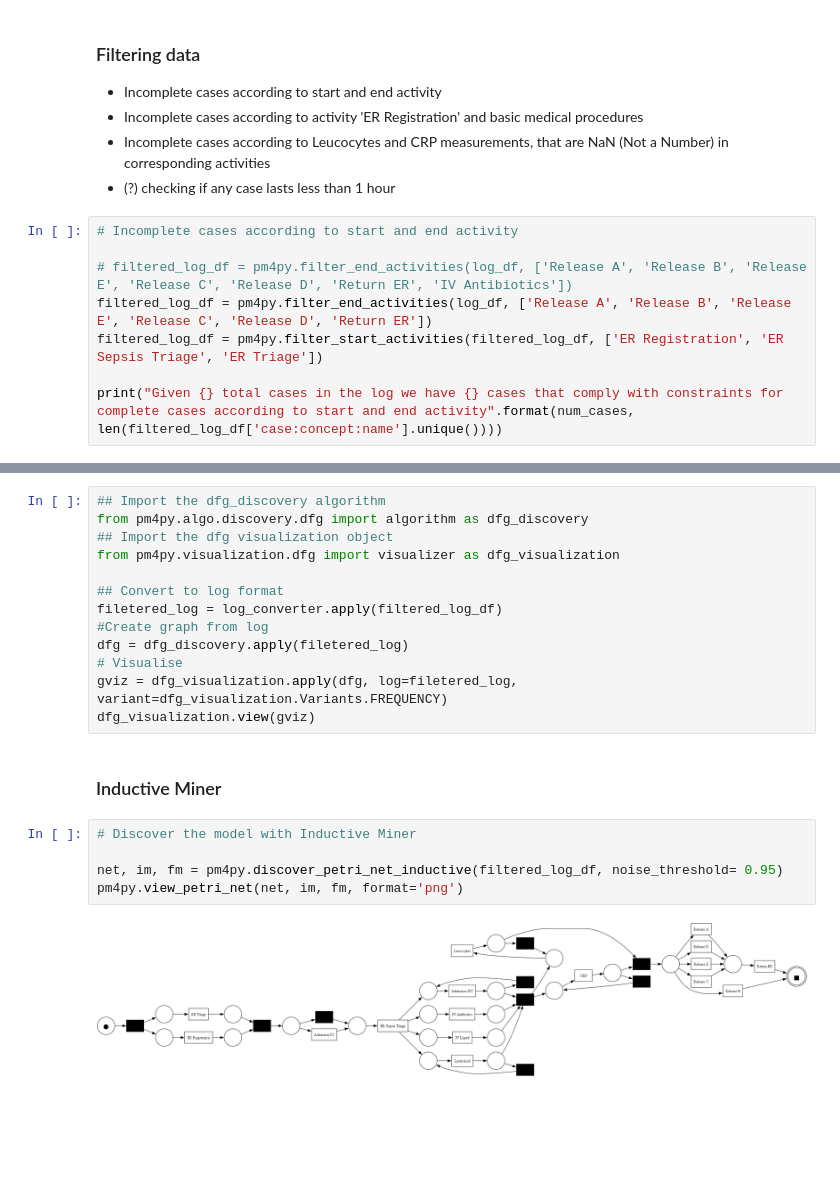
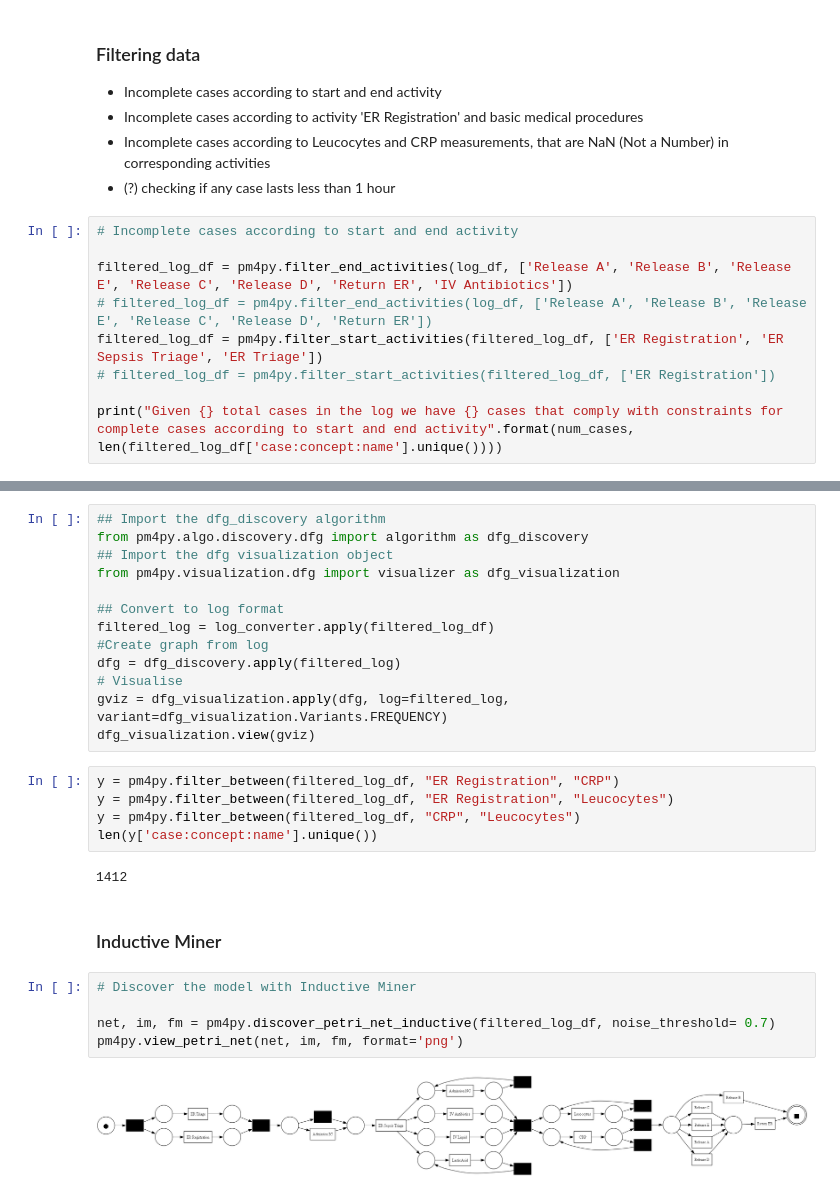
Before and after one commit to LukaszSzarecki/bis-project, a Jupyter notebook: filtering.ipynb, the cells around one changed output, grey strips where cells are left out. Cells and saved outputs as stored; diff of their text form; blank space fills up the shorter version.

Commit message:
Variant Analyzes - init

```diff
--- a/filtering.ipynb
+++ b/filtering.ipynb
@@ -124,9 +145,10 @@ result_df
 # %%
 # Incomplete cases according to start and end activity
 
-# filtered_log_df = pm4py.filter_end_activities(log_df, ['Release A', 'Release B', 'Release E', 'Release C', 'Release D', 'Return ER', 'IV Antibiotics'])
-filtered_log_df = pm4py.filter_end_activities(log_df, ['Release A', 'Release B', 'Release E', 'Release C', 'Release D', 'Return ER'])
+filtered_log_df = pm4py.filter_end_activities(log_df, ['Release A', 'Release B', 'Release E', 'Release C', 'Release D', 'Return ER', 'IV Antibiotics'])
+# filtered_log_df = pm4py.filter_end_activities(log_df, ['Release A', 'Release B', 'Release E', 'Release C', 'Release D', 'Return ER'])
 filtered_log_df = pm4py.filter_start_activities(filtered_log_df, ['ER Registration', 'ER Sepsis Triage', 'ER Triage'])
+# filtered_log_df = pm4py.filter_start_activities(filtered_log_df, ['ER Registration'])
 
 print("Given {} total cases in the log we have {} cases that comply with constraints for complete cases according to start and end activity".format(num_cases, len(filtered_log_df['case:concept:name'].unique())))
 # %% [output]
@@ -237,18 +271,25 @@ from pm4py.algo.discovery.dfg import algorithm as dfg_discovery
 from pm4py.visualization.dfg import visualizer as dfg_visualization
 
 ## Convert to log format
-filetered_log = log_converter.apply(filtered_log_df)
+filtered_log = log_converter.apply(filtered_log_df)
 #Create graph from log
-dfg = dfg_discovery.apply(filetered_log)
+dfg = dfg_discovery.apply(filtered_log)
 # Visualise
-gviz = dfg_visualization.apply(dfg, log=filetered_log, variant=dfg_visualization.Variants.FREQUENCY)
+gviz = dfg_visualization.apply(dfg, log=filtered_log, variant=dfg_visualization.Variants.FREQUENCY)
 dfg_visualization.view(gviz)
+# %%
+y = pm4py.filter_between(filtered_log_df, "ER Registration", "CRP")
+y = pm4py.filter_between(filtered_log_df, "ER Registration", "Leucocytes")
+y = pm4py.filter_between(filtered_log_df, "CRP", "Leucocytes")
+len(y['case:concept:name'].unique())
+# %% [output]
+1412
 # %% [markdown]
 ### Inductive Miner
 # %%
 # Discover the model with Inductive Miner
 
-net, im, fm = pm4py.discover_petri_net_inductive(filtered_log_df, noise_threshold= 0.95)
+net, im, fm = pm4py.discover_petri_net_inductive(filtered_log_df, noise_threshold= 0.7)
 pm4py.view_petri_net(net, im, fm, format='png')
 # %% [output]
-[figure, old version]
+[figure, new version]
```
Also changed, not shown: parts of 15 cells of this notebook.
